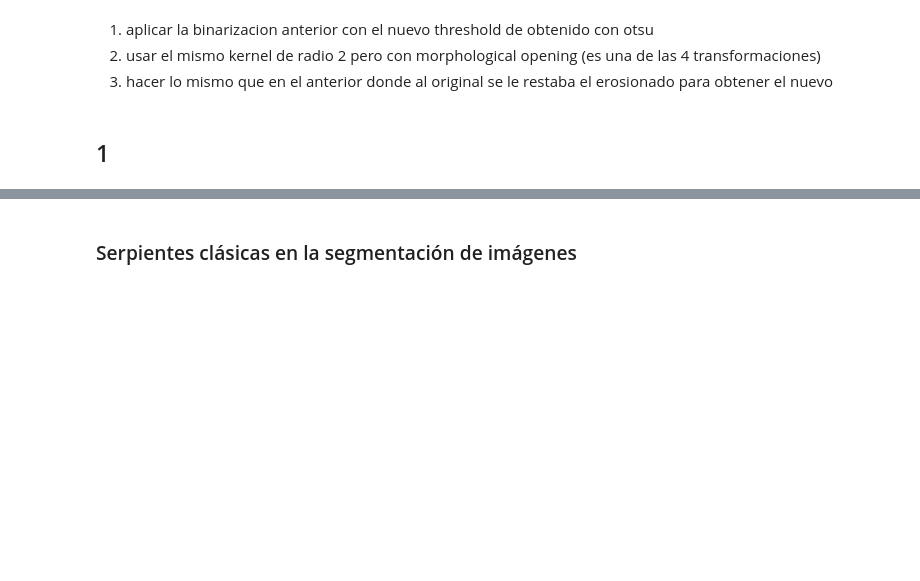
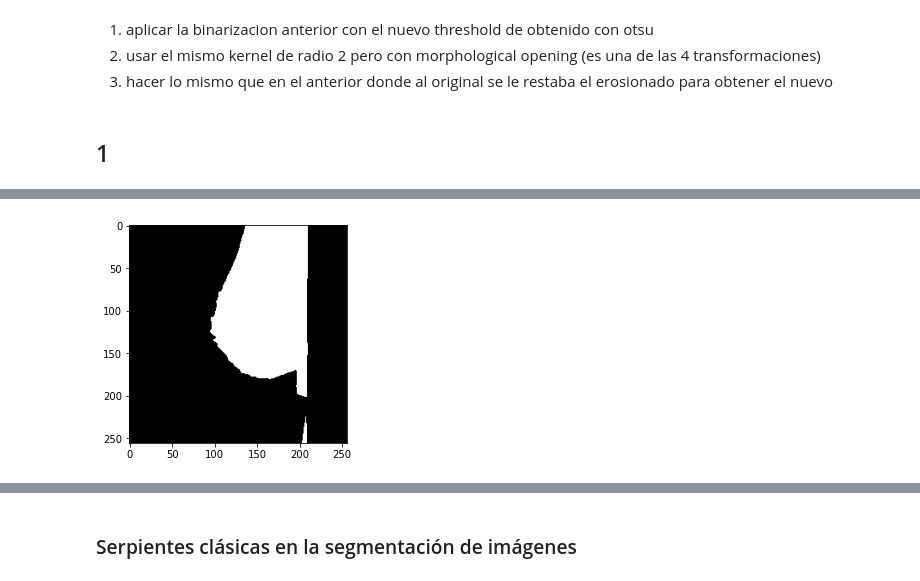
Before and after one commit to data-and-code/trabajo_con_imagenes, a Jupyter notebook: data-raw/clean_imgs.ipynb, the cells around one changed output, grey strips where cells are left out. Cells and saved outputs as stored; diff of their text form; code cells hidden in the pictures; blank space fills up the shorter version.

```diff
--- a/data-raw/clean_imgs.ipynb
+++ b/data-raw/clean_imgs.ipynb
@@ -550,0 +542,9 @@ plt.show()
+# %%
+# Aplicar el procesamiento morfológico de apertura sobre las imágenes binarizadas
+imgs_bin_gauss_mpo = list(map(lambda imgs_bin_gauss: cv.morphologyEx(imgs_bin_gauss, cv.MORPH_OPEN, kernel), imgs_bin_gauss))
+
+# Imagen de ejemplo
+plt.imshow(imgs_bin_gauss[10], cmap='gray')
+plt.show()
+# %% [output]
+[figure, added]
```
Also changed, not shown: parts of 9 cells of this notebook.
